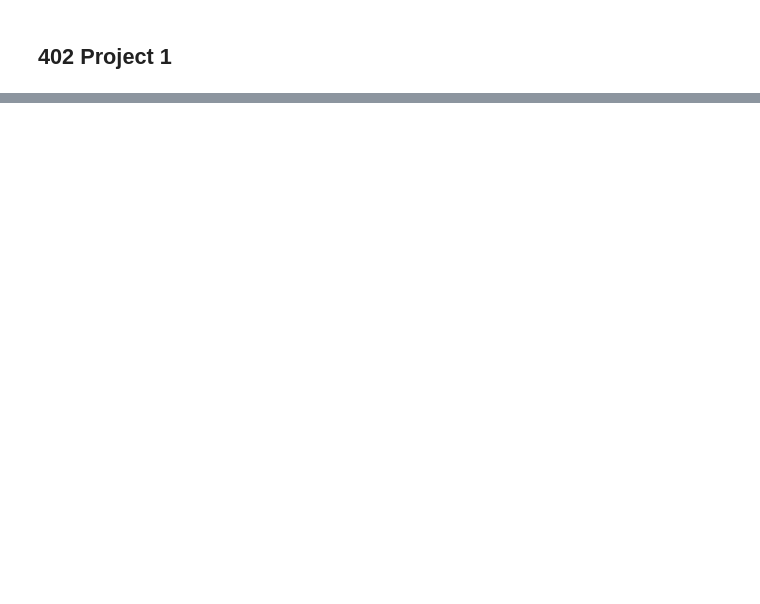
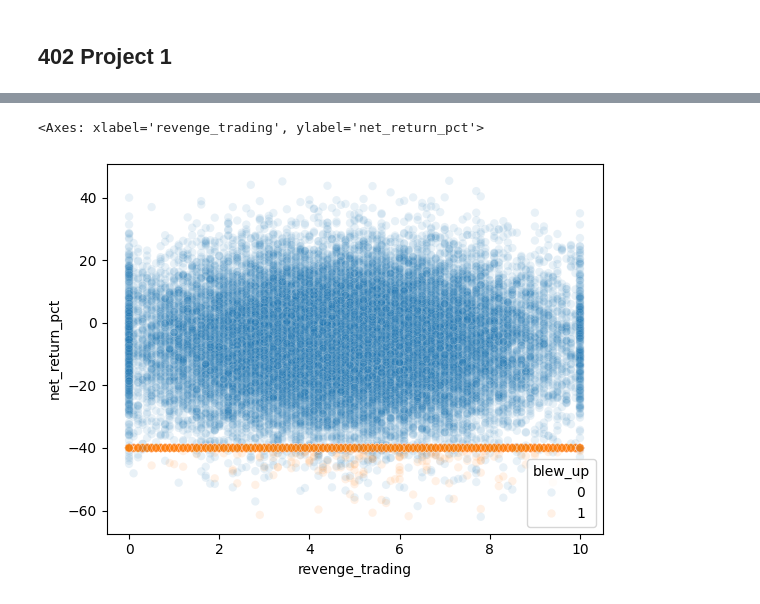
Before and after one commit to sarahmaisha/dat402retailtrading, a Jupyter notebook: 402p1.ipynb, the cells around one changed output, grey strips where cells are left out. Drawn from its saved outputs; the diff is of its cells as text; code cells hidden in the pictures; blank space fills up the shorter version.

```diff
--- a/402p1.ipynb
+++ b/402p1.ipynb
@@ -42,0 +114,5 @@ dtype: int64
+# %%
+sns.scatterplot(data=df, x='revenge_trading', y='net_return_pct', alpha=0.1, hue='blew_up')
+# %% [output]
+<Axes: xlabel='revenge_trading', ylabel='net_return_pct'>
+[figure, added]
```
Also changed, not shown: parts of 7 cells of this notebook.
